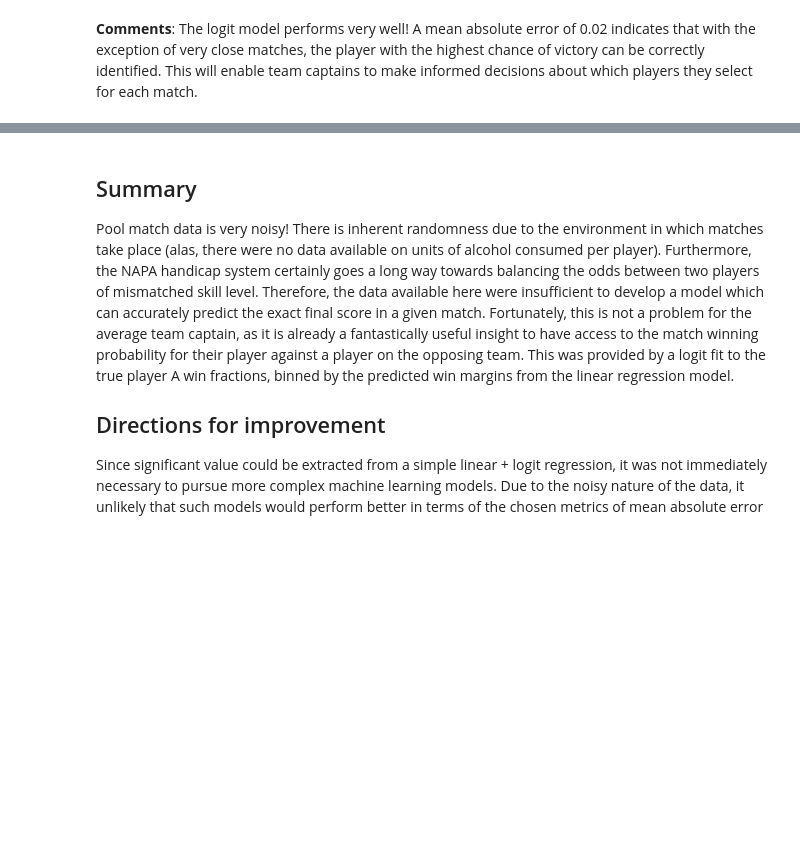
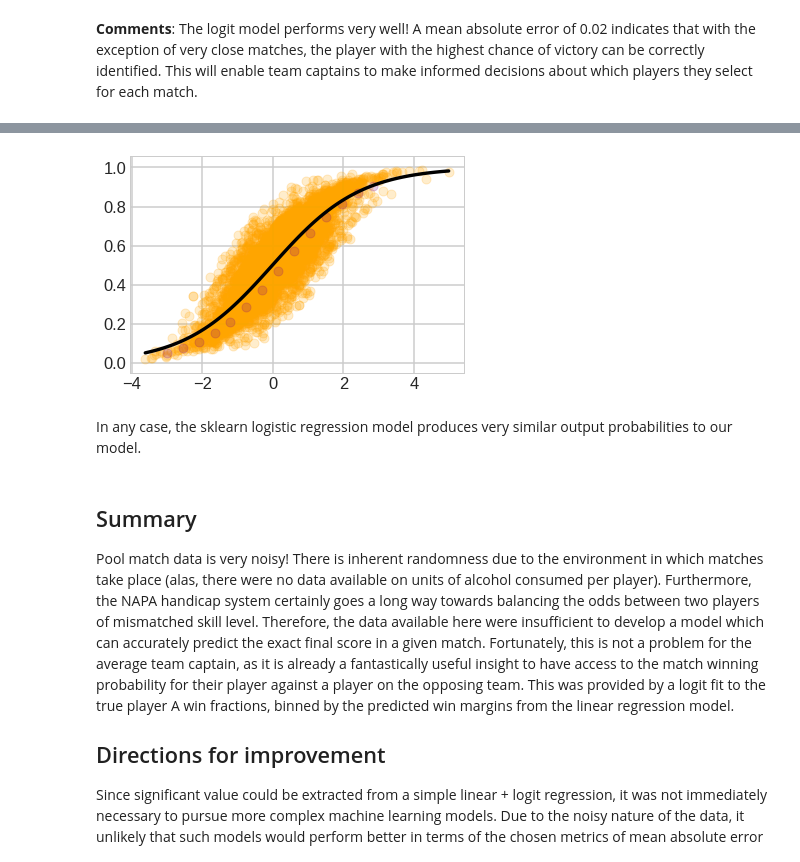
Before and after one commit to cfodonnell/NAPA-Amateur-Pool, a Jupyter notebook: models/model_selection.ipynb, the cells around one changed output, grey strips where cells are left out. Drawn from its saved outputs; the diff is of its cells as text; code cells hidden in the pictures; blank space fills up the shorter version.

```diff
--- a/models/model_selection.ipynb
+++ b/models/model_selection.ipynb
@@ -368,3 +371,57 @@ __Comments__: The logit model performs very well! A mean absolute error of 0.02
+# %%
+def result_assign(win_margin):
+    if win_margin>0:
+        return 1
+    else:
+        return 0
+# %%
+df = data[['Race Margin', 'Win % Margin', 'Skill Margin', 'Game Margin', 'AvgPPM Margin', 'State', 'Win Margin']]
+df['WL'] = df['Win Margin'].apply(result_assign)
+# %%
+from sklearn.linear_model import LogisticRegression
+
+pipe_log = Pipeline([('scaler', StandardScaler()), ('lr', LogisticRegression())])
+pipe_lin = Pipeline([('scaler', StandardScaler()), ('lr', LinearRegression())])
+
+######## fitting our custom linear/logit model ########
+# firstly, fitting linear model to generate win margin predictions
+X_train, X_val, y_train, y_val = train_test_split(df[subset], df['Win Margin'], train_size=0.6, test_size=0.4, random_state = 0)
+lr_mod = pipe_lin.fit(X_train, y_train)
+y_train_pred = pipe_lin.predict(X_train)
+y_val_pred = pipe_lin.predict(X_val) # win margin predictions
+
+steps_train, fract_train = get_fract_wins(0.45, -3, 3, y_train, y_train_pred)
+steps_val, fract_val = get_fract_wins(0.45, -3, 3, y_val, y_val_pred)
+
+# logit transform and linear model fitting
+logit_fract = logit(fract_train)
+log_df = pd.DataFrame({'Predicted':steps_train, 'log_fract':logit_fract})
+log_df.replace([np.inf, -np.inf], np.nan, inplace=True)
+log_df.dropna(inplace=True)
+lr_fract_mod = LinearRegression().fit(log_df['Predicted'].values.reshape(-1,1),
+                                      log_df['log_fract'])
+
+# predicted probabilities from our custom model
+fract_val_pred = expit(lr_fract_mod.predict(steps_val.reshape(-1,1)))
+
+y_log_train = df.loc[y_train.index]['WL']
+lr_mod = pipe_log.fit(X_train, y_log_train)
+y_train_logprobs = pipe_log.predict_proba(X_train)
+y_val_logprobs = pipe_log.predict_proba(X_val)[:,1]
+
+# compare predicted probabilities from each model
+fig = plt.subplots(figsize=(6,6), dpi=300)
+
+sns.regplot(y_val_pred, y_val_logprobs, color='orange', logistic=True, scatter_kws={'alpha': 0.2}, line_kws = {'color':'black'})
+sns.regplot(steps_val, fract_val_pred, color='purple', logistic=True, scatter_kws={'alpha': 0.5}, line_kws = {'color':'black'})
+
+plt.title('Model Comparison')
+plt.set_xlabel('Player A win fraction')
+plt.set_ylabel('Predicted player A win fraction');
+# %% [output]
+[figure, added]
+# %% [markdown]
+In any case, the sklearn logistic regression model produces very similar output probabilities to our model.
 # %% [markdown]
 ## Summary
 
```
Also changed, not shown: parts of 1 cell of this notebook, 22 other files.
